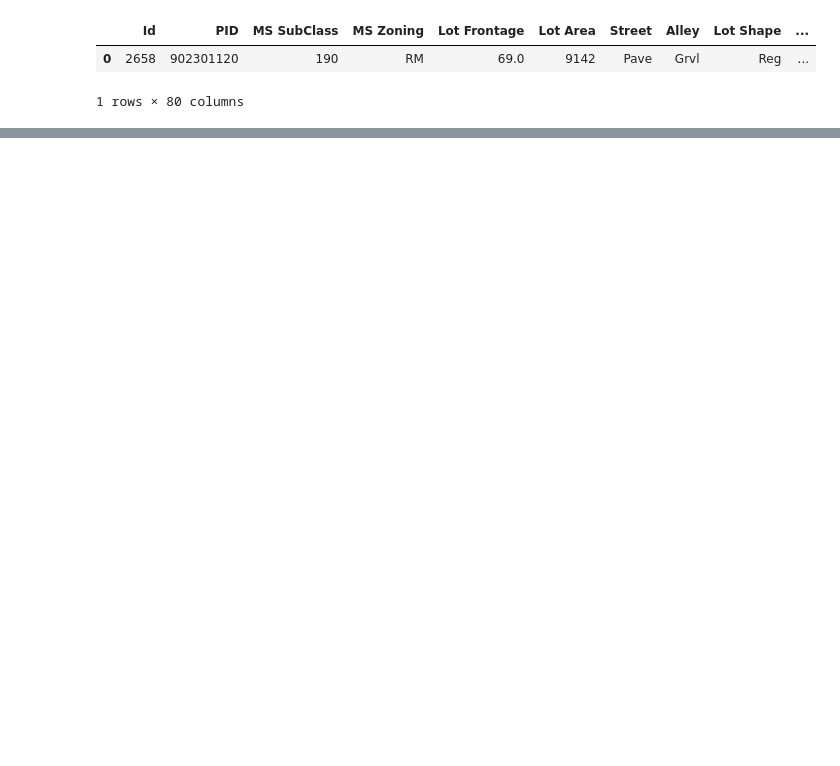
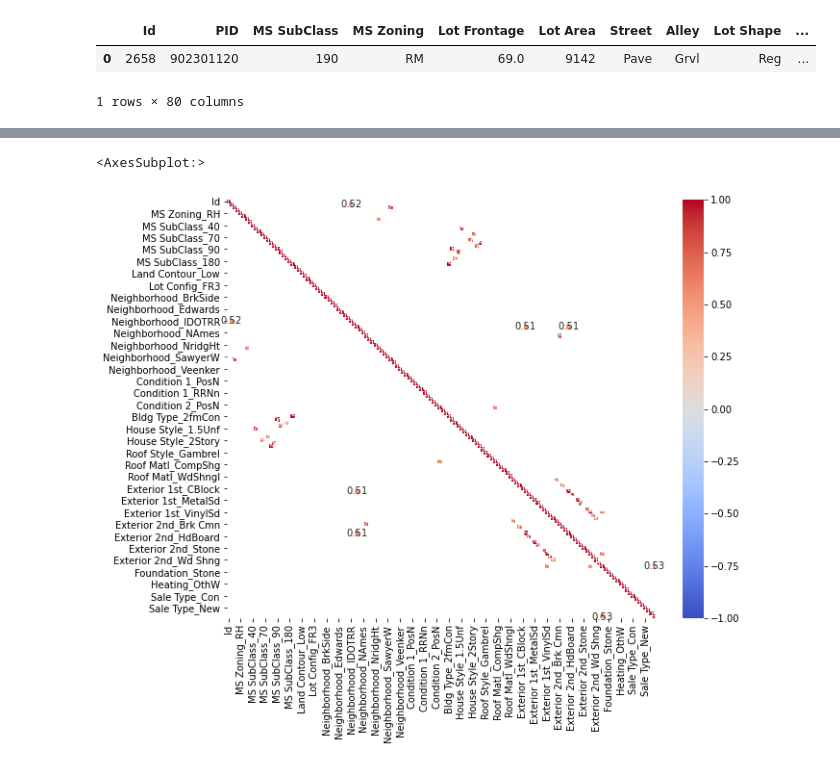
Before and after one commit to amcurley/GA_projects, a Jupyter notebook: Projects/project_2-master/ML_models.ipynb, the cells around one changed output, grey strips where cells are left out. Drawn from its saved outputs; the diff is of its cells as text; code cells hidden in the pictures; blank space fills up the shorter version.

```diff
--- a/Projects/project_2-master/ML_models.ipynb
+++ b/Projects/project_2-master/ML_models.ipynb
@@ -10,2 +11,4 @@ from sklearn.metrics import mean_squared_error
 # %%
 continous_df = pd.read_csv('/Users/aidancurley/Documents/dsir/Submissions/Projects/project_2-master/continous_df.csv')
+# %%
+train_df = pd.read_csv('/Users/aidancurley/Documents/dsir/Submissions/Projects/project_2-master/datasets/train.csv')
@@ -89,0 +104,2 @@ y_preds = model.predict(X_train)
+# %%
+nominal_df = pd.read_csv('/Users/aidancurley/Documents/dsir/Submissions/Projects/project_2-master/nominal_df.csv')
@@ -89,0 +112,3 @@ y_preds = model.predict(X_train)
+# %%
+sale_train = train_df[['SalePrice', 'Id']]
+sale_train.head(1)
@@ -89,0 +118,2 @@ y_preds = model.predict(X_train)
+# %%
+sale_nominal = nominal_df.merge(sale_train, on='Id')
@@ -89,0 +135,8 @@ y_preds = model.predict(X_train)
+# %%
+corr = sale_nominal.corr()
+plt.figure(figsize=(10,8))
+
+sns.heatmap(corr, cmap='coolwarm', annot=True, vmin=-1, vmax=1, mask=sale_nominal.corr()<0.5)
+# %% [output]
+<AxesSubplot:>
+[figure, added]
```
Also changed, not shown: parts of 36 cells of this notebook, 3 other files.
